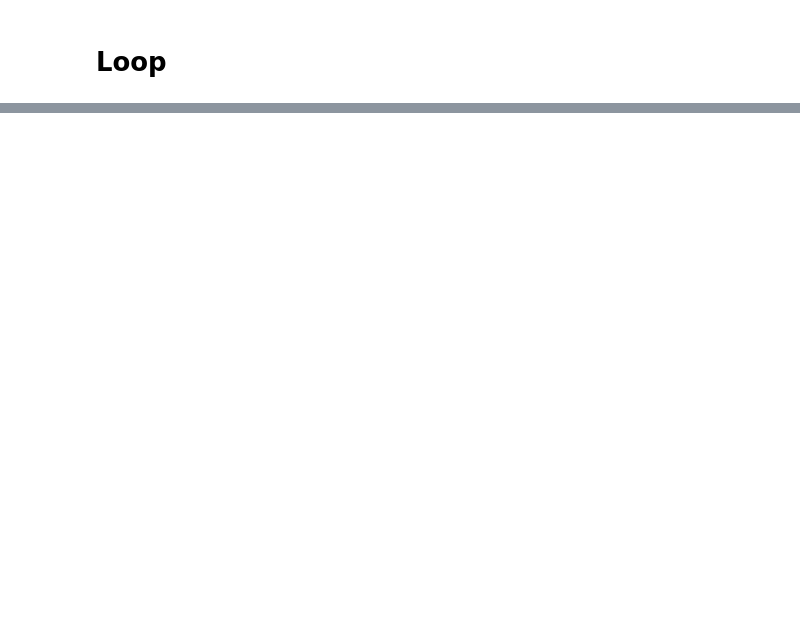
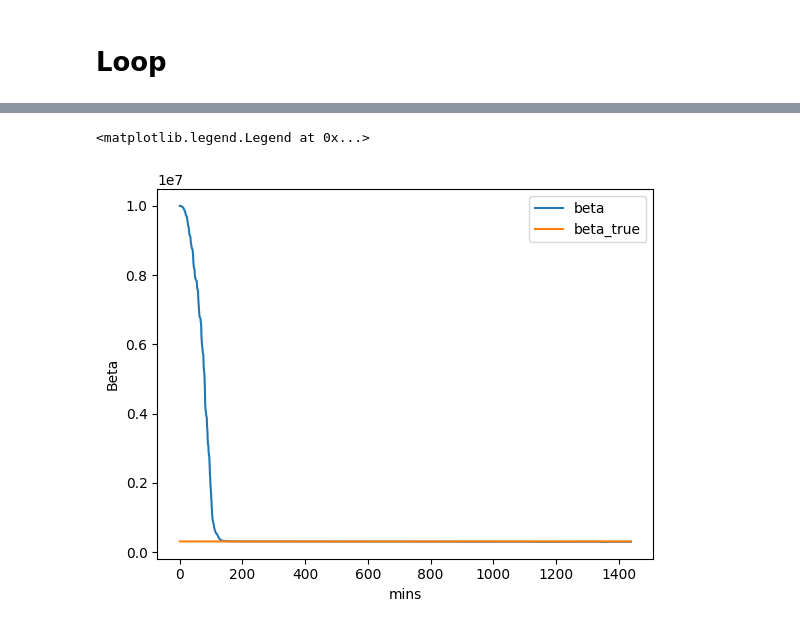
Before and after one commit to AleFire99/EKF, a Jupyter notebook: Example.ipynb, the cells around one changed output, grey strips where cells are left out. Saved outputs shown, nothing was run; the diff lists cells and outputs as text; code cells hidden in the pictures; blank space fills up the shorter version.

```diff
--- a/Example.ipynb
+++ b/Example.ipynb
@@ -73,0 +131,10 @@ Updated state vector:
+# %%
+fig, ax = plt.subplots()
+ax.plot(x_k_tot.T[3], label='beta')
+ax.plot(beta_true, label='beta_true')
+ax.set_xlabel('mins')
+ax.set_ylabel('Beta')
+ax.legend()
+# %% [output]
+<matplotlib.legend.Legend at 0x...>
+[figure, added]
```
Also changed, not shown: parts of 12 cells of this notebook, 2 other files.
